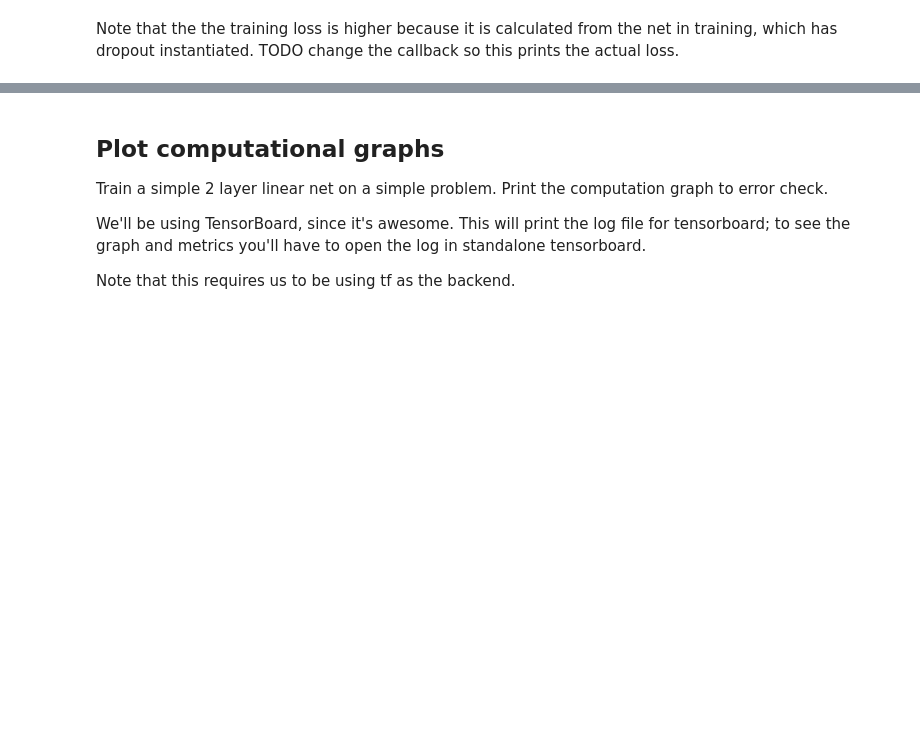
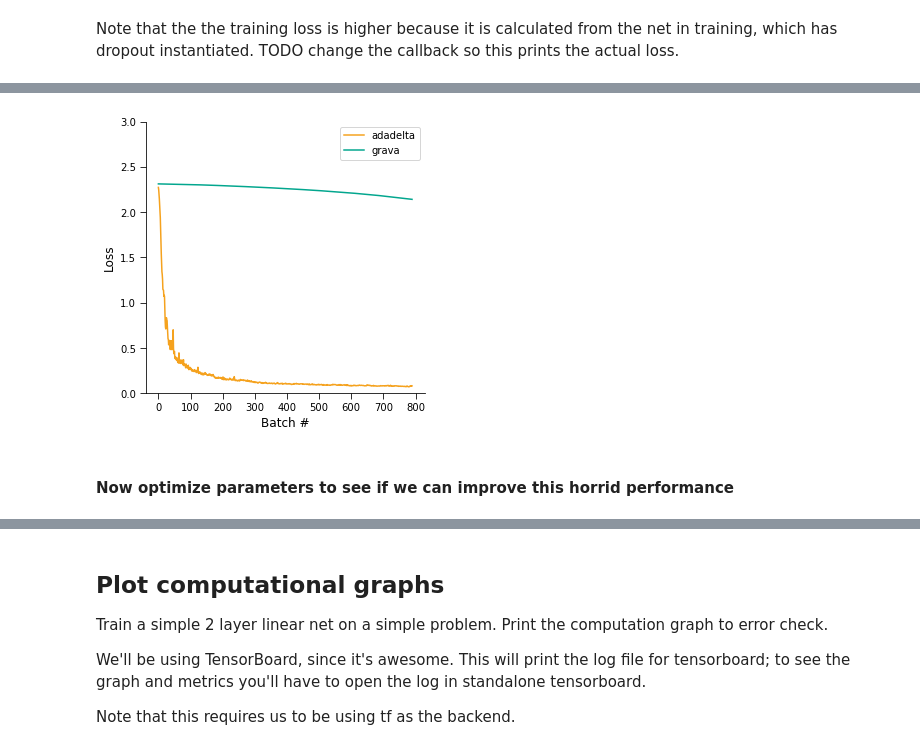
Before and after one commit to aribenjamin/keras, a Jupyter notebook: Optimizer_testbed.ipynb, the cells around one changed output, grey strips where cells are left out. Saved outputs shown, nothing was run; the diff lists cells and outputs as text; code cells hidden in the pictures; blank space fills up the shorter version.

Commit message:
Parameter search

```diff
--- a/Optimizer_testbed.ipynb
+++ b/Optimizer_testbed.ipynb
@@ -189,0 +205,18 @@ Note that the the training loss is higher because it is calculated from the net
+# %%
+batch_size = 128
+epochs = 10
+nb_train = 10000
+nb_test = 1000
+
+gr_hist = minibatch_History(Nevery = 20)
+
+gr_model.fit(x_train[:nb_train], y_train[:nb_train],
+          batch_size=batch_size,
+          epochs=epochs,
+          verbose=2,
+
+          validation_data=(x_test[:nb_test], y_test[:nb_test]),
+          callbacks=[gr_hist])
+score = gr_model.evaluate(x_test, y_test, verbose=0)
+print('Test loss:', score[0])
+print('Test accuracy:', score[1])
@@ -189,0 +241,15 @@ Note that the the training loss is higher because it is calculated from the net
+# %%
+plt.figure(figsize=(5,5))
+simpleaxis(plt.gca())
+
+batch_no = np.arange(np.array(hist.history['loss']).shape[0])
+plt.plot(batch_no,hist.history['val_loss'],color=colors[0])
+plt.plot(batch_no,gr_hist.history['val_loss'],color=colors[1])
+plt.legend(['adadelta','grava'],loc=0)
+plt.xlabel('Batch #',fontsize='large')
+plt.ylabel('Loss',fontsize='large')
+plt.ylim((0,3));
+# %% [output]
+[figure, added]
+# %% [markdown]
+#### Now optimize parameters to see if we can improve this horrid performance
```
Also changed, not shown: parts of 10 cells of this notebook, 1 other file.
